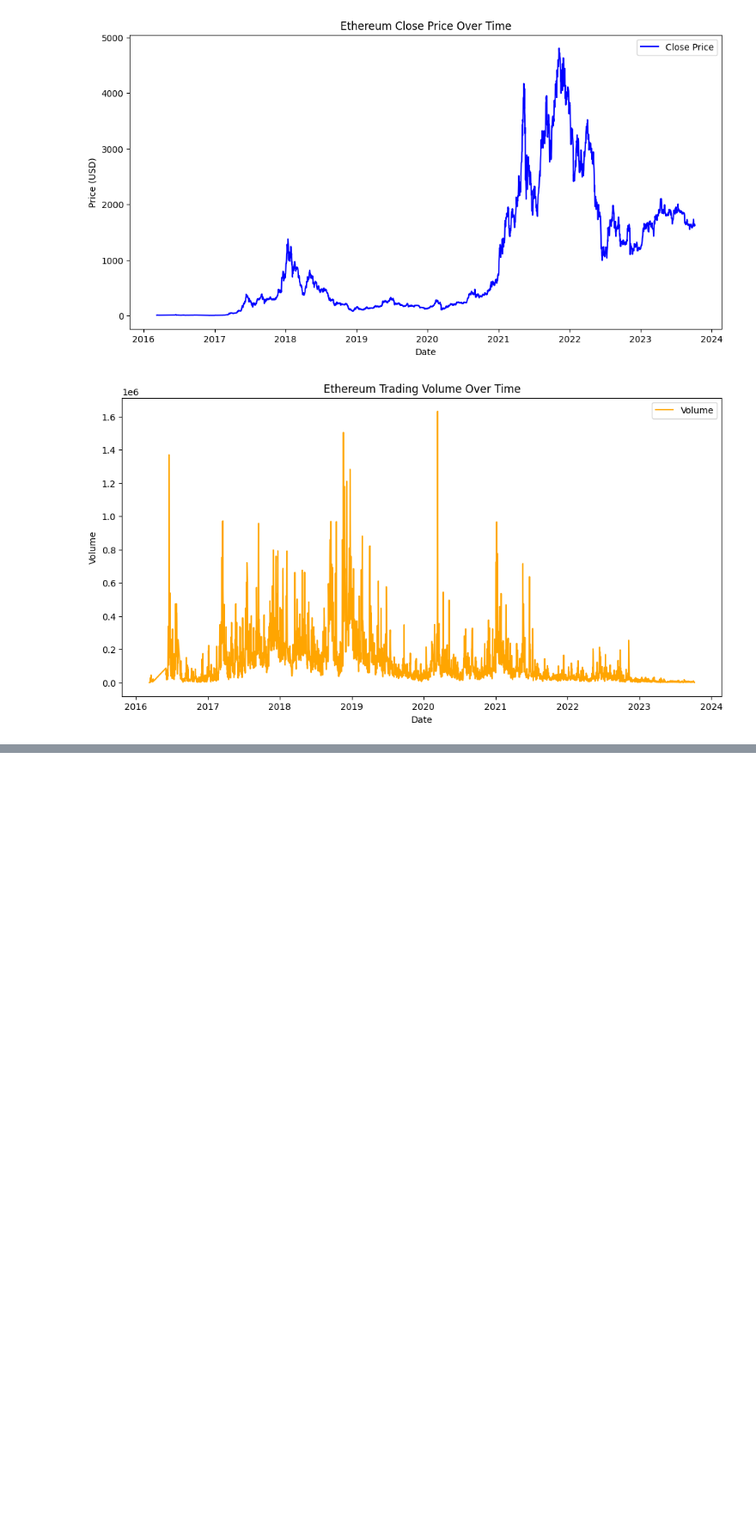
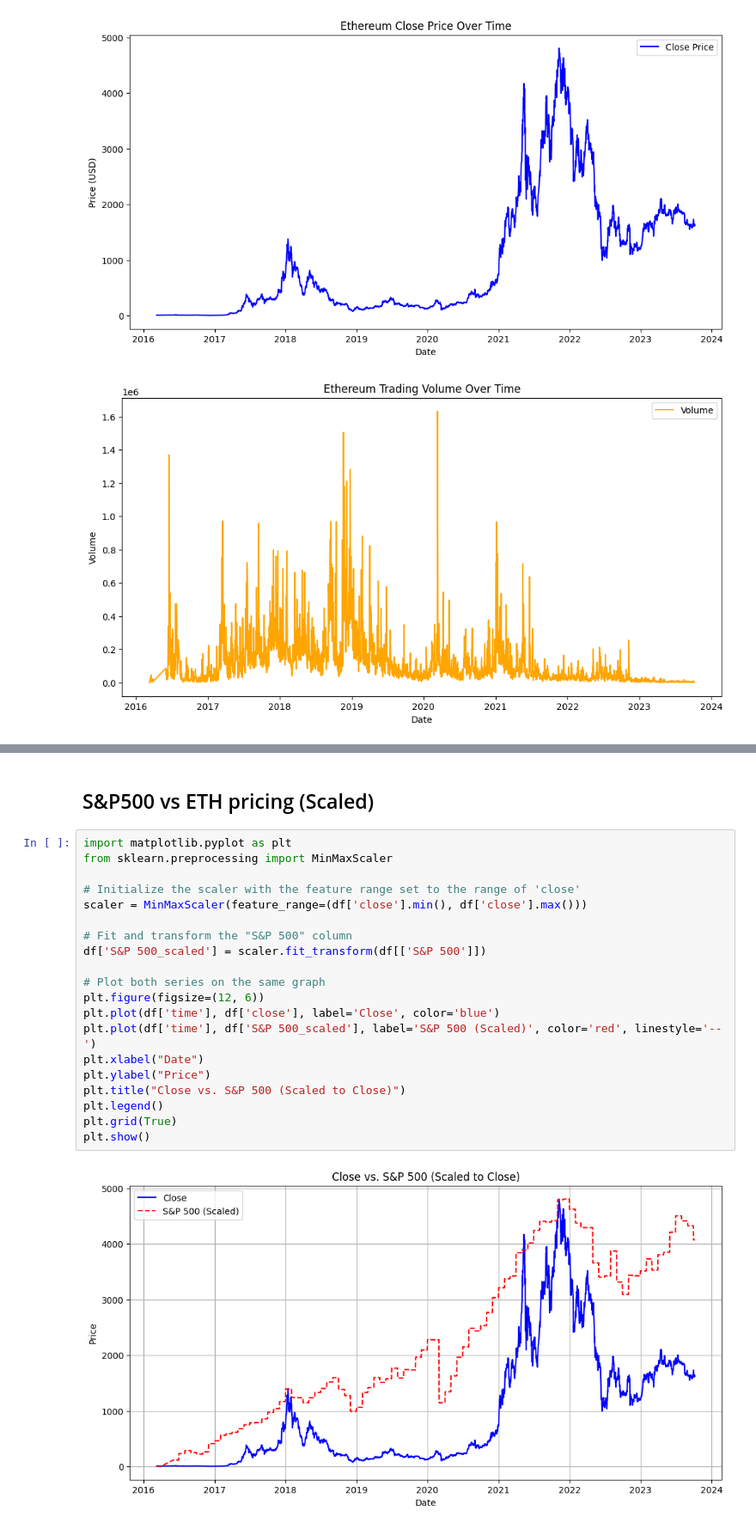
Before and after one commit to zhyoung17/crypto-rv-forecast, a Jupyter notebook: notebooks/exploratory/eda.ipynb, the cells around one changed output, grey strips where cells are left out. Shown: that part at 86% size. Saved outputs shown, nothing was run; the diff lists cells and outputs as text; blank space fills up the shorter version.

```diff
--- a/notebooks/exploratory/eda.ipynb
+++ b/notebooks/exploratory/eda.ipynb
@@ -72,0 +87,24 @@ with sns.axes_style("darkgrid"):
+# %% [markdown]
+## S&P500 vs ETH pricing (Scaled)
+# %%
+import matplotlib.pyplot as plt
+from sklearn.preprocessing import MinMaxScaler
+
+# Initialize the scaler with the feature range set to the range of 'close'
+scaler = MinMaxScaler(feature_range=(df['close'].min(), df['close'].max()))
+
+# Fit and transform the "S&P 500" column
+df['S&P 500_scaled'] = scaler.fit_transform(df[['S&P 500']])
+
+# Plot both series on the same graph
+plt.figure(figsize=(12, 6))
+plt.plot(df['time'], df['close'], label='Close', color='blue')
+plt.plot(df['time'], df['S&P 500_scaled'], label='S&P 500 (Scaled)', color='red', linestyle='--')
+plt.xlabel("Date")
+plt.ylabel("Price")
+plt.title("Close vs. S&P 500 (Scaled to Close)")
+plt.legend()
+plt.grid(True)
+plt.show()
+# %% [output]
+[figure, added]
```
Also changed, not shown: parts of 4 cells of this notebook.
